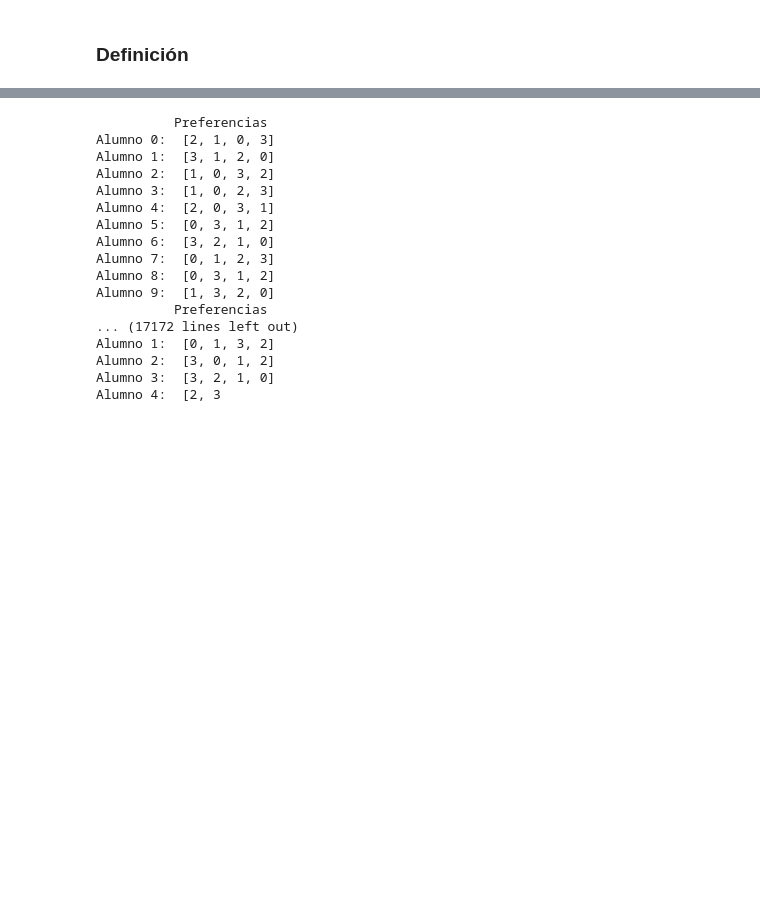
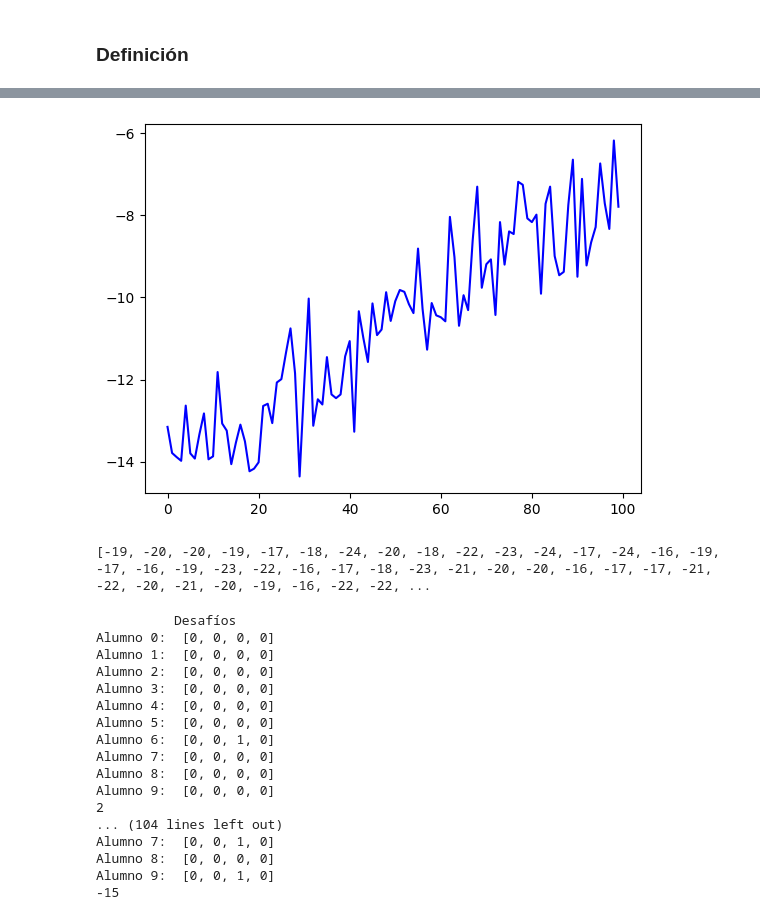
Before and after one commit to javierahumadac/desafio-20-modulo-computacional, a Jupyter notebook: environment-v0/environment.ipynb, the cells around one changed output, grey strips where cells are left out. Cells and saved outputs as stored; diff of their text form; code cells hidden in the pictures; blank space fills up the shorter version.

```diff
--- a/environment-v0/environment.ipynb
+++ b/environment-v0/environment.ipynb
@@ -352,8 +275,24 @@ array([ 1,  1,  1, ...,  8, 28, 13])
+# %%
+# Divide la lista en 100 sublistas
+sublistas = np.array_split(env.all_rewards, 100)
+
+# Calcula la media de cada sublista y guarda en una nueva lista
+medias = [np.mean(sublista) for sublista in sublistas]
+
+x = list(range(len(medias)))
+y = medias
+
+plt.plot(x, y, c ="blue")
+
+plt.show()
+# %% [output]
+[figure, added]
+# %%
+print(env.all_rewards)
+# %% [output]
+[-19, -20, -20, -19, -17, -18, -24, -20, -18, -22, -23, -24, -17, -24, -16, -19, -17, -16, -19, -23, -22, -16, -17, -18, -23, -21, -20, -20, -16, -17, -17, -21, -22, -20, -21, -20, -19, -16, -22, -22, ...
 # %%
-from stable_baselines3 import PPO
-
-model = PPO("MlpPolicy", env).learn(total_timesteps=100_000)
-
+# env = OrganizationEnvironment(rendering=True)
 obs = env.reset()
 
 while True:
@@ -363,23 +302,21 @@ while True:
     print(reward)
     if done == True:
         break
-
-# print(binary_to_dict(obs))
 # %% [output]
-          Preferencias
-Alumno 0:  [2, 1, 0, 3]
-Alumno 1:  [3, 1, 2, 0]
-Alumno 2:  [1, 0, 3, 2]
-Alumno 3:  [1, 0, 2, 3]
-Alumno 4:  [2, 0, 3, 1]
-Alumno 5:  [0, 3, 1, 2]
-Alumno 6:  [3, 2, 1, 0]
-Alumno 7:  [0, 1, 2, 3]
-Alumno 8:  [0, 3, 1, 2]
-Alumno 9:  [1, 3, 2, 0]
-          Preferencias
-... (17172 lines left out)
-Alumno 1:  [0, 1, 3, 2]
-Alumno 2:  [3, 0, 1, 2]
-Alumno 3:  [3, 2, 1, 0]
-Alumno 4:  [2, 3
+          Desafíos
+Alumno 0:  [0, 0, 0, 0]
+Alumno 1:  [0, 0, 0, 0]
+Alumno 2:  [0, 0, 0, 0]
+Alumno 3:  [0, 0, 0, 0]
+Alumno 4:  [0, 0, 0, 0]
+Alumno 5:  [0, 0, 0, 0]
+Alumno 6:  [0, 0, 1, 0]
+Alumno 7:  [0, 0, 0, 0]
+Alumno 8:  [0, 0, 0, 0]
+Alumno 9:  [0, 0, 0, 0]
+2
+... (104 lines left out)
+Alumno 7:  [0, 0, 1, 0]
+Alumno 8:  [0, 0, 0, 0]
+Alumno 9:  [0, 0, 1, 0]
+-15
```
Also changed, not shown: parts of 22 cells of this notebook, 1 other file.
